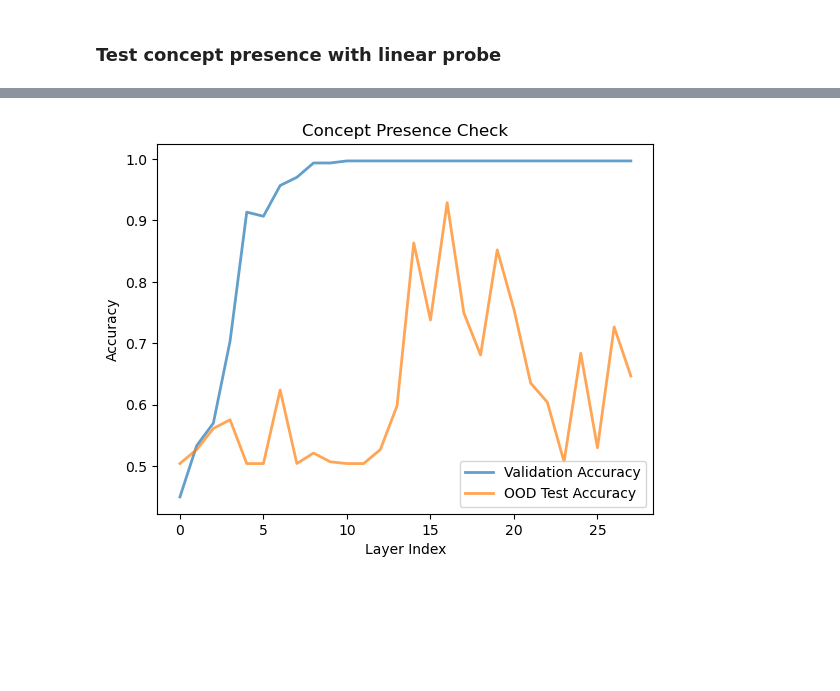
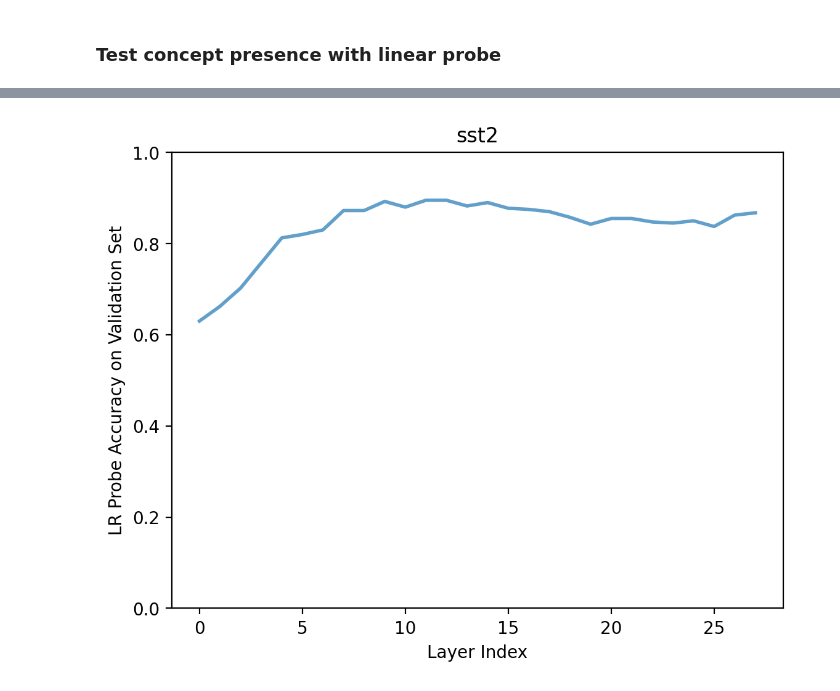
Before and after one commit to arnab-api/talkative_probes, a Jupyter notebook: notebooks/analysis.ipynb, the cells around one changed output, grey strips where cells are left out. Cells and saved outputs as stored; diff of their text form; code cells hidden in the pictures; blank space fills up the shorter version.

```diff
--- a/notebooks/geometry_of_truth.ipynb
+++ b/notebooks/analysis.ipynb
@@ -198,0 +257,3 @@ print(f"\"{ans}\"")
+# %%
+batch = next(iter(dataloader))
+batch
@@ -229,9 +357,0 @@ latents = get_concept_latents(
-# %%
-from src.analysis import PCA
-
-layer = interested_layers[10]
-
-X = torch.stack([l["latents"][layer] for l in latents]).to(torch.float32).to("cuda")
-
-pca = PCA(n_components=2)
-X2 = pca.fit_transform(X)
@@ -285,10 +361,12 @@ show_scatter_plot(X2_sp_en, y_sp_en)
 from src.analysis import LinearProbe
 # probe = LinearProbe(input_dim=X.shape[1], n_classes=len(set(y)))
 
+train_split = int(len(X) * 0.7)
+
 probe = LinearProbe.from_data(
-    X[:1000], y[:1000],
+    X[:train_split], y[:train_split],
     epochs=1000,
-    validation_set=(X[1000:], y[1000:]),
+    validation_set=(X[train_split:], y[train_split:]),
 )
 probe
 # %% [output]
@@ -329,6 +394,7 @@ dict_keys(['question', 'question_tokenized', 'answer', 'prediction', 'query_toke
 # %%
 def check_concept_presence_with_LR(
     activations,
+    labels,
     layer_name_format,
     interested_layer_indices,
     device = "cuda",
@@ -340,10 +406,13 @@ def check_concept_presence_with_LR(
 
     train_split = int(len(activations) * (1 - validation_split))
 
-    for l_idx in range(interested_layer_indices):
+    for l_idx in interested_layer_indices:
         layer_name = layer_name_format.format(l_idx)
-        layer_X = torch.stack([l["latents"][layer_name] for l in activations]).to(torch.float32).to(device)
-        layer_y = [l["answer"] for l in activations]
+
+        layer_X = torch.stack(
+            [a.latents[layer_name] for a in activations]
+        ).to(torch.float32).to("cuda")
+        layer_y = labels
 
         probe = LinearProbe.from_data(
             layer_X[:train_split], layer_y[:train_split],
@@ -373,10 +442,9 @@ def check_concept_presence_with_LR(
 
 
 # Check concept presence with linear regression
-val_acc, ood_acc = check_concept_presence_with_LR(
-    latents,
+val_acc = check_concept_presence_with_LR(
+    activations=activations, labels=labels,
     layer_name_format=mt.layer_name_format,
-    interested_layer_indices=len(interested_layers),
-    test_activations=latents_sp_en
+    interested_layer_indices=list(range(mt.n_layer)),
 )
 # %% [output]
@@ -400,12 +468,13 @@ val_acc, ood_acc = check_concept_presence_with_LR(
 # %%
 from matplotlib import pyplot as plt
 
 plt.plot(val_acc, linewidth=2, alpha=0.7, label='Validation Accuracy')
-plt.plot(ood_acc, linewidth=2, alpha=0.7, label='OOD Test Accuracy')
+# plt.plot(ood_acc, linewidth=2, alpha=0.7, label='OOD Test Accuracy')
 plt.xlabel('Layer Index')
-plt.ylabel('Accuracy')
-plt.title('Concept Presence Check')
-plt.legend()
+plt.ylabel('LR Probe Accuracy on Validation Set')
+plt.title(group_name)
+# plt.legend()
+plt.ylim(0, 1)
 plt.show()
 # %% [output]
-[figure, old version]
+[figure, new version]
```
Also changed, not shown: parts of 25 cells of this notebook, 33 other files.
